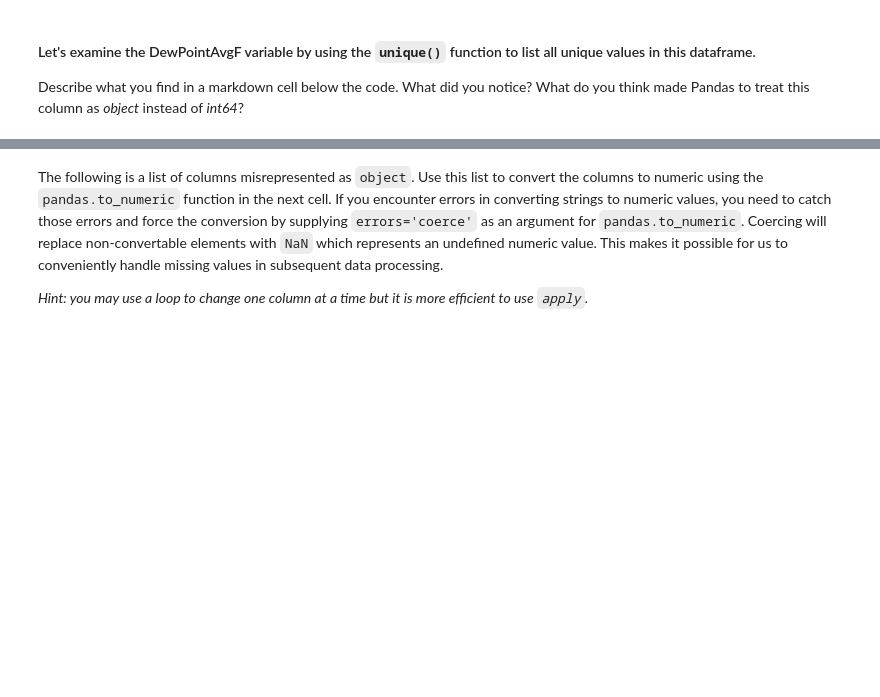
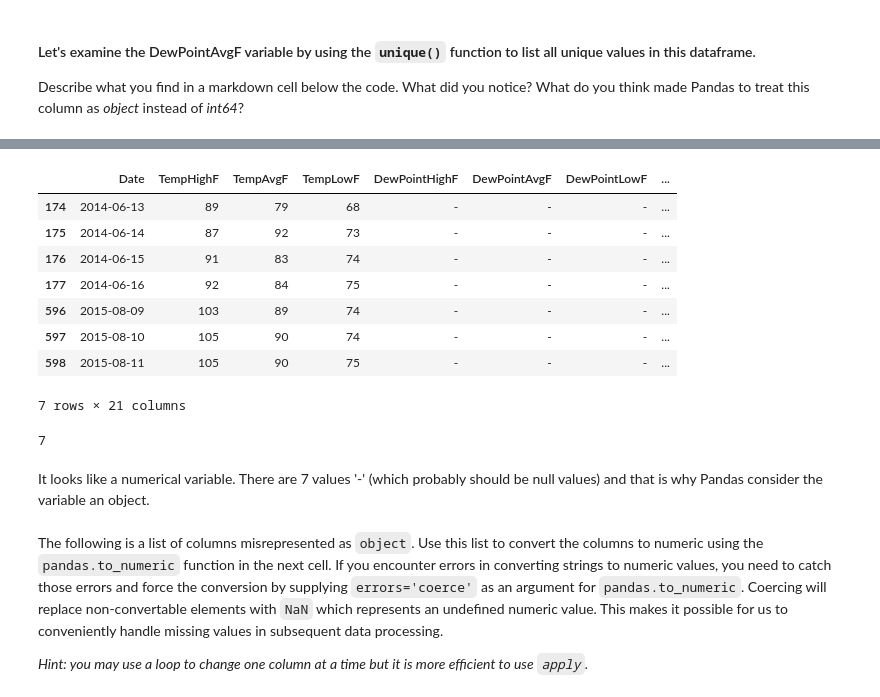
Before and after one commit to ta-datapt-bcn/lab-intro-to-ml, a Jupyter notebook: your-code/main.ipynb, the cells around one changed output, grey strips where cells are left out. Saved outputs shown, nothing was run; the diff lists cells and outputs as text; code cells hidden in the pictures; blank space fills up the shorter version.

```diff
--- a/your-code/main.ipynb
+++ b/your-code/main.ipynb
@@ -14,3 +18,6 @@
 #### First, import it into a data frame called `austin`. You can find the data in Ironhack's database (db: weather, table: austin_weather).
 # %%
 # Your code here
+
+austin = pd.read_csv('austin_weather.csv')
+austin.head()
@@ -40,3 +107,21 @@ Describe what you find in a markdown cell below the code. What did you notice? W
+# %%
+austin.loc[austin['DewPointAvgF']=='-']
+# %% [output]
+|  | Date | TempHighF | TempAvgF | TempLowF | DewPointHighF | DewPointAvgF | DewPointLowF | ... |
+| 174 | 2014-06-13 | 89 | 79 | 68 | - | - | - | ... |
+| 175 | 2014-06-14 | 87 | 92 | 73 | - | - | - | ... |
+| 176 | 2014-06-15 | 91 | 83 | 74 | - | - | - | ... |
+| 177 | 2014-06-16 | 92 | 84 | 75 | - | - | - | ... |
+| 596 | 2015-08-09 | 103 | 89 | 74 | - | - | - | ... |
+| 597 | 2015-08-10 | 105 | 90 | 74 | - | - | - | ... |
+| 598 | 2015-08-11 | 105 | 90 | 75 | - | - | - | ... |
+7 rows × 21 columns
+# %%
+len(austin.loc[austin['DewPointAvgF']=='-'])
+# %% [output]
+7
+# %% [markdown]
+It looks like a numerical variable. There are 7 values '-' (which probably should be null values) and that is why Pandas consider the variable an object.
 # %% [markdown]
 The following is a list of columns misrepresented as `object`. Use this list to convert the columns to numeric using the `pandas.to_numeric` function in the next cell. If you encounter errors in converting strings to numeric values, you need to catch those errors and force the conversion by supplying `errors='coerce'` as an argument for `pandas.to_numeric`. Coercing will replace non-convertable elements with `NaN` which represents an undefined numeric value. This makes it possible for us to conveniently handle missing values in subsequent data processing.
 
```
Also changed, not shown: parts of 48 cells of this notebook.
